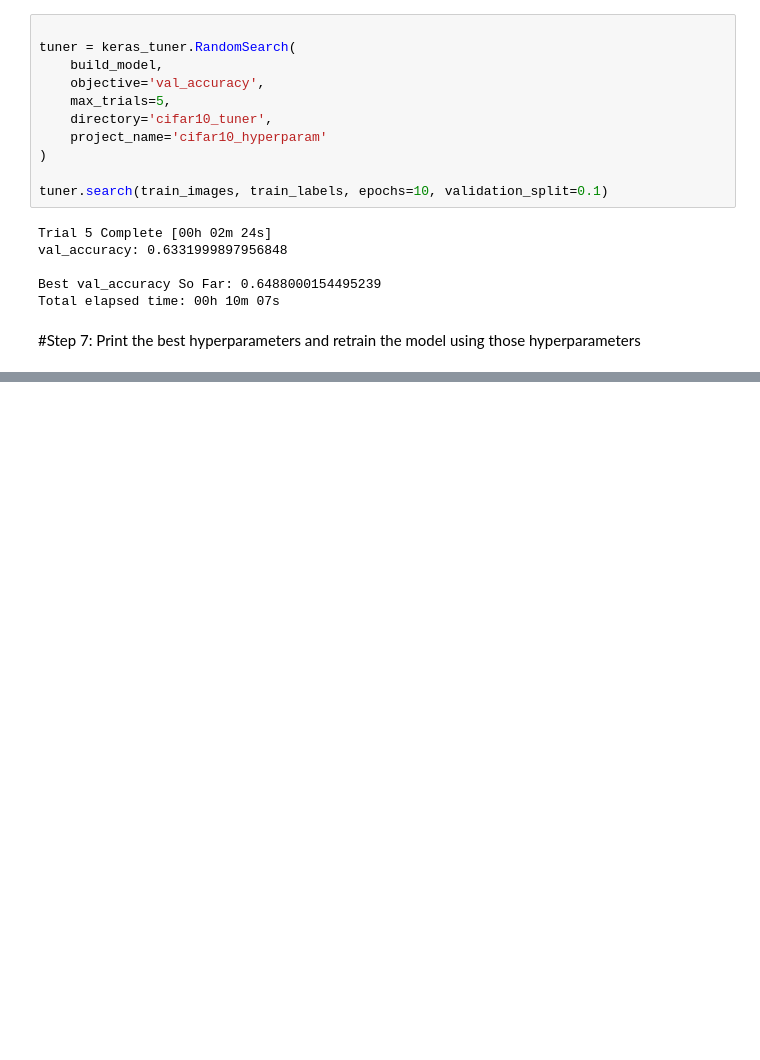
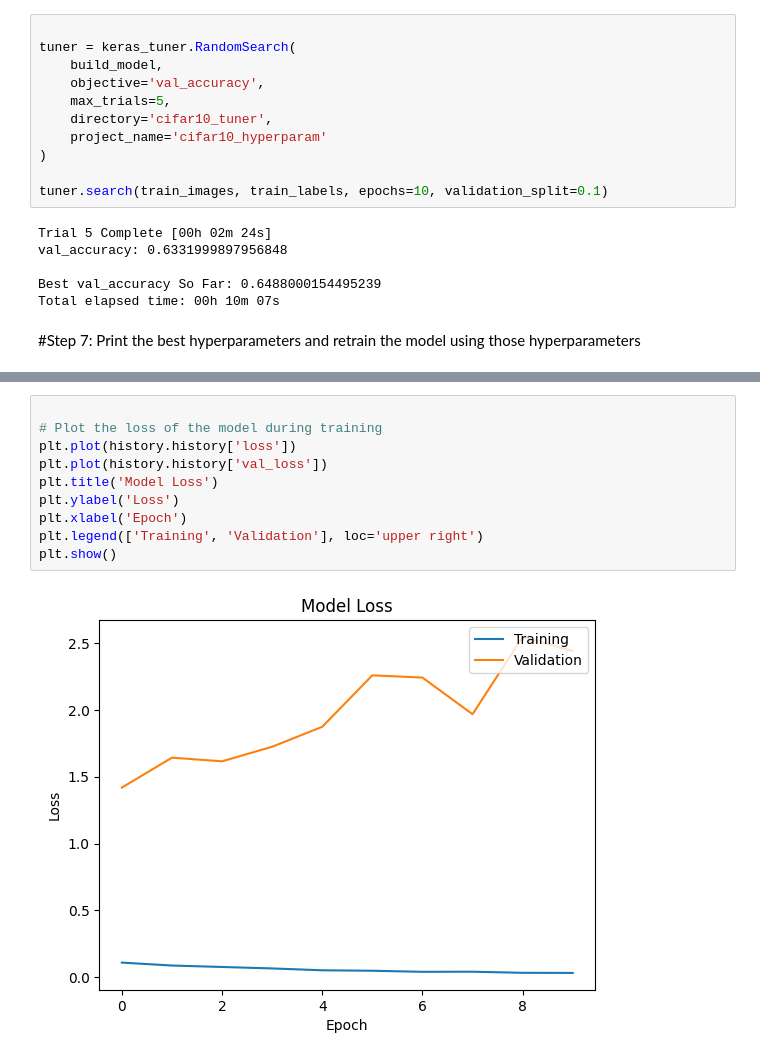
Before and after one commit to rajinipreethajohn/Kerastuner_ImageClassification, a Jupyter notebook: keras_hypertuner_imageclassifier.ipynb, the cells around one changed output, grey strips where cells are left out. Saved outputs shown, nothing was run; the diff lists cells and outputs as text; blank space fills up the shorter version.

```diff
--- a/keras_hypertuner_imageclassifier.ipynb
+++ b/keras_hypertuner_imageclassifier.ipynb
@@ -158,0 +171,12 @@ Epoch 10/10
+# %%
+
+# Plot the loss of the model during training
+plt.plot(history.history['loss'])
+plt.plot(history.history['val_loss'])
+plt.title('Model Loss')
+plt.ylabel('Loss')
+plt.xlabel('Epoch')
+plt.legend(['Training', 'Validation'], loc='upper right')
+plt.show()
+# %% [output]
+[figure, added]
```
Also changed, not shown: parts of 4 cells of this notebook.
